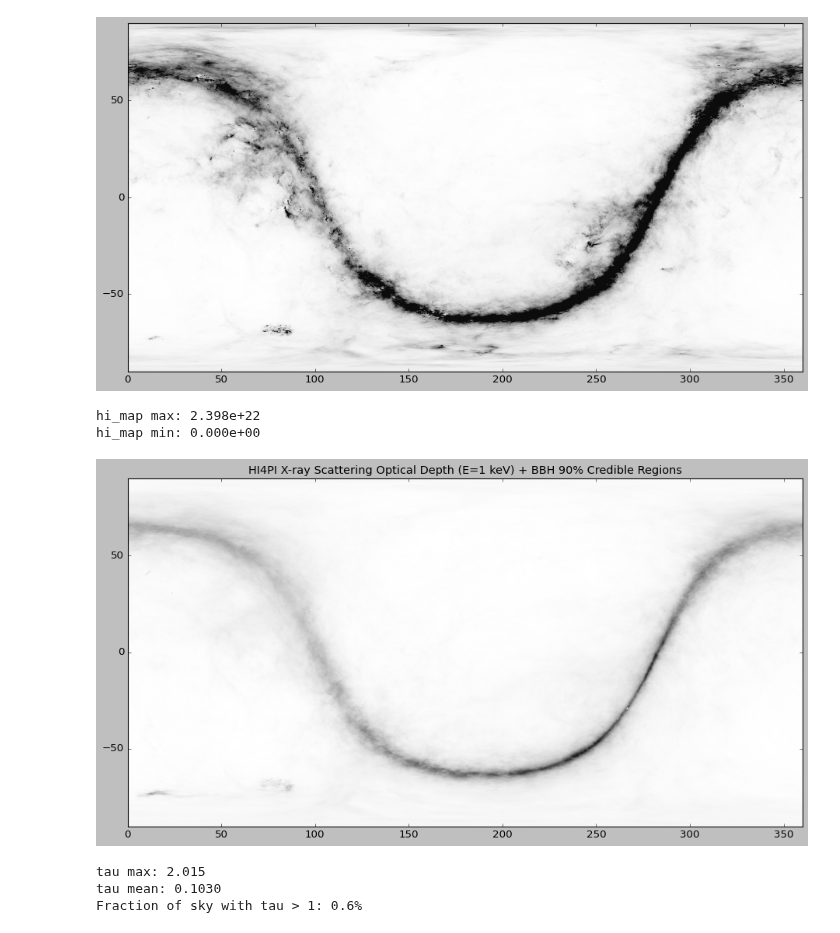
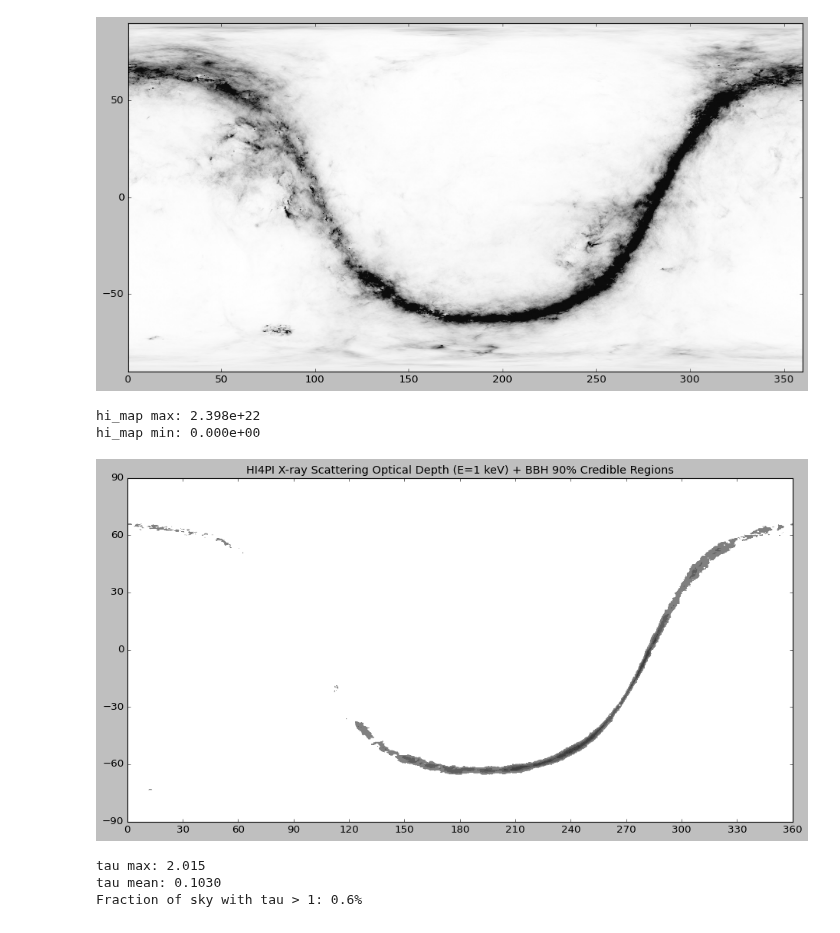
Before and after one commit to ZoeyZhu2/BBH-Visualization, a Jupyter notebook: bbh_visualization.ipynb, the cells around one changed output. Saved outputs shown, nothing was run; the diff lists cells and outputs as text; code cells hidden in the pictures.

Commit message:
Updated grays for col density map by scattering probability

```diff
--- a/bbh_visualization.ipynb
+++ b/bbh_visualization.ipynb
@@ -1174,9 +1136,9 @@ plt.show()
 #dl = the infinitesimal distance the photon travels
 #n = the density of scattering particles per unit volume
 
-#scattering probability = 1 − e ^ (−optical depth)
+#scattering probability = 1 − e ^ (−optical depth to scattering)
 #if optical depth << 1, scattering probability is approx. = optical depth
-#τ_scattering is optical depth
+#τ_scattering is optical depth to scattering
 
 #in this case, we will say x << 1 so σ_scattering = (6.3 × 10^ −11) * (2Z/M)^2 * (ρ/3)^2 * (a/0.1 microns)^4 * (E/keV)^-1  * (F(E)/Z)^2 cm^2
 #Z = nuclear charge of the atoms in the dust material
@@ -1192,8 +1154,9 @@ plt.show()
 # a = 0.1 micrometers
 # ρ_grain = 3 g cm^-3
 # gas density of interstellar medium (ISM) n = 1 H atom cm^-3
+#τ_scattering
 
-#optical depth
+#optical depth to scattering
 #τ_scattering = N_d * σ_scattering
 #τ_scattering = (8.4 × 10^−23) * N_H * (a / 0.1 micron) * (ρ/3) E_keV^-1
 
@@ -1237,44 +1200,57 @@ coords_grid = SkyCoord( #create an astropy coordinate object
     dec=dec_2d.ravel()*u.deg,
     frame='icrs'
 )
 
 #converting the coordinates I need to galactic
 l_grid = coords_grid.galactic.l.deg.reshape(700, 1400)  # reshape to 2D
 b_grid = coords_grid.galactic.b.deg.reshape(700, 1400)  # reshape to 2D
 
 #converting to theta/phi for healpy. Putting the right coordinates in the right pixels?
 theta_grid = np.radians(90 - b_grid)  # convert dec_grid to healpy theta
 phi_grid   = np.radians(l_grid)        # convert ra_grid to healpy phi
 
 #find pixel value
 pix_idx  = hp.ang2pix(target_nside, theta_grid, phi_grid)  #returns galactic pixel index from the value according to target_nside!
 tau_grid = tau_scattering[pix_idx]  # look up tau value at each grid point. Happens that target_nside = native file nside so we good!
 
-# Normalize to grayscale
-#cutting out top 0.5% to maintain some contrast in the gray
-# tau_clipped  = np.clip(tau_grid, 0, np.percentile(tau_grid, 99.5))
-tau_clipped  = np.clip(tau_grid, 0, None)
-tau_clipped -= tau_clipped.min()
-tau_clipped /= tau_clipped.max()
-gray_grid    = 1.0 - 0.95 * tau_clipped #np.sqrt(tau_clipped)  # white=low tau, dark=high tau
-#square root stretch to increase contrast for low values
-#0.95 so not pure black
-#1- to invert so dense is dark, sparse is light
+#grayscale by tau values
+#remember that scattering probability = 1 − e^(−tau_scattering)
+
+#at tau_scattering = 0.69315, scattering probability = 0.5
+#at tau_scattering = 1, scattering probability = 0.63
+#at tau_scattering = 1.3863, scattering probability = 0.75
+#at tau_scattering = 1.89712, scattering probability = 0.85
+#for 0 <= tau_scattering < 0.69315, color will be white
+#for 0.69315 <= tau_scattering < 1, color will be light gray
+#for 1 <= tau_scattering < 1.3863, color will be med gray
+#for 1.3863 <= tau_scattering < 1.89712, color will be darker gray
+#for 1.89712 <= tau_scattering < max, color will be darkest gray
+
+#for tau_scattering for which photoelectric absorption dominates, color will be black
+gray_grid = np.ones_like(tau_grid) #some 2d array of size tau_grid of all 1s
+#0 is black, 1 is white
+gray_grid[tau_grid > 0.69315] = 1- 0.5
+gray_grid[tau_grid > 1.0]     = 1- 0.63
+gray_grid[tau_grid > 1.38629] = 1 - 0.75
+gray_grid[tau_grid > 1.89712] = 1- 0.85
+#will override previous so go lowest to highest
 
 fig, ax = plt.subplots(figsize=(14, 7))
 ax.imshow(gray_grid, origin='lower', extent=[0, 360, -90, 90],
           cmap='gray', vmin=0, vmax=1, aspect='auto')
 ax.set_xlim(0, 360)
 ax.set_ylim(-90, 90)
 ax.set_xticks(np.arange(0, 361, 30))   # 0, 30, 60, ... 360
 ax.set_yticks(np.arange(-90, 91, 30))
 ax.set_title("HI4PI X-ray Scattering Optical Depth (E=1 keV) + BBH 90% Credible Regions", fontsize=13)
 
+#make a legend for tau values?
+
 plt.show()
 # %% [output]
 hi_map max: 2.398e+22
 hi_map min: 0.000e+00
-[figure, old version]
+[figure, new version]
 # %%
 print(f"tau max: {tau_scattering.max():.3f}")
 print(f"tau mean: {tau_scattering.mean():.4f}")
```
Also changed, not shown: parts of 10 cells of this notebook.
